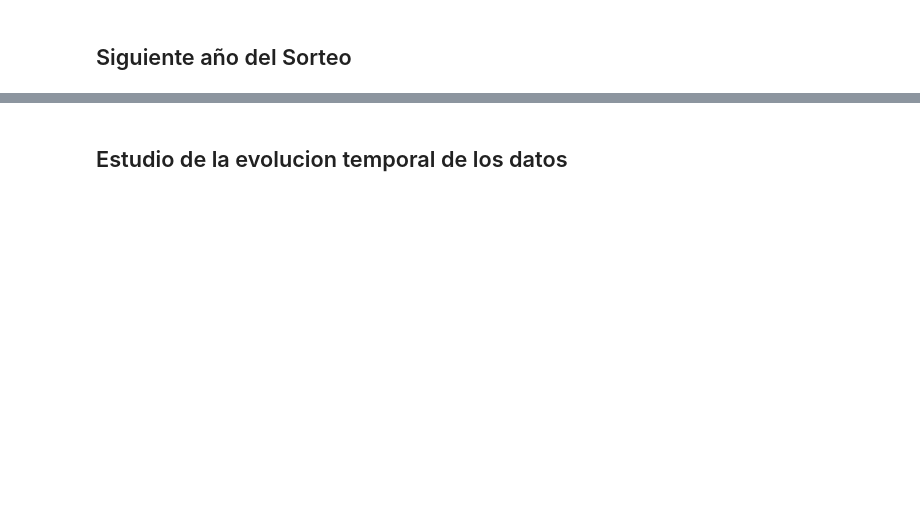
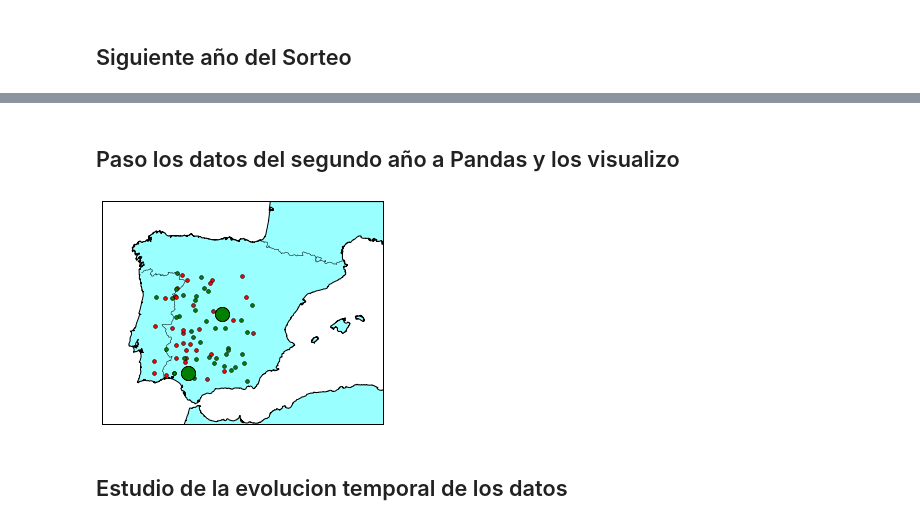
Before and after one commit to elhackaton/Equipo11, a Jupyter notebook: A4A_Python/Hackaton.ipynb, the cells around one changed output, grey strips where cells are left out. Drawn from its saved outputs; the diff is of its cells as text; code cells hidden in the pictures; blank space fills up the shorter version.

```diff
--- a/A4A_Python/Hackaton.ipynb
+++ b/A4A_Python/Hackaton.ipynb
@@ -61,7 +58,7 @@ SAMPLE_SIZE = 150
 import random
 from datetime import datetime
 
-def generaDatos(size):
+def generaDatos(size, annoInicial, annoFinal, sesgoSevilla, sesgoMadrid):
     """ Genera un dataset de prueba con la mitad de los datos aletorios y la otra mitad sesgados """
     # seed random generator
     # if no argument provided
@@ -92,21 +89,21 @@ def generaDatos(size):
     # Defino el dado cargado
     media = 0.6
     desviacion_estandar = 0.2
-    votaciones += [ 1 if random.normalvariate(media, desviacion_estandar) >= 0.5 else -1 for _ in range(SAMPLE_SIZE/4)]
+    votaciones += [ sesgoSevilla if random.normalvariate(media, desviacion_estandar) >= 0.5 else -1 for _ in range(SAMPLE_SIZE/4)]
     # Votaciones sesgadas hacia el negativo en el cuarto de datos de Madrid
-    votaciones += [ -1 if random.normalvariate(media, desviacion_estandar) >= 0.5 else 1 for _ in range(SAMPLE_SIZE/4 + 1)]
+    votaciones += [ sesgoMadrid if random.normalvariate(media, desviacion_estandar) >= 0.5 else 1 for _ in range(SAMPLE_SIZE/4 + 1)]
 
-    fechas = [datetime(random.randint(2012,2013), random.randint(1,12), random.randint(1,28)) for _ in range(SAMPLE_SIZE)]
+    fechas = [datetime(random.randint(annoInicial,annoFinal), random.randint(1,12), random.randint(1,28)) for _ in range(SAMPLE_SIZE)]
 
     return {'telefono' : telefonos,'fecha' : fechas,'voto': votaciones, 'comentario' : comentarios, 'foto' :fotos,
             'coordenadas':zip(longitudes,latitudes)}
 
-datos = generaDatos(SAMPLE_SIZE)
+datosAnno1 = generaDatos(150,2012,2013,1,-1)
 
-print datos['voto'][:9]
-print datos['voto'][75:100]
-print datos['voto'][100:125]
+print datosAnno1['voto'][:9]
+print datosAnno1['voto'][75:100]
+print datosAnno1['voto'][100:125]
 print ""
-print datos['coordenadas'][70:90]
-print datos['coordenadas'][100:120]
+print datosAnno1['coordenadas'][70:90]
+print datosAnno1['coordenadas'][100:120]
 # %% [output]
@@ -241,0 +210,9 @@ AttributeError: 'module' object has no attribute 'choice'
+# %%
+datosAnno2 = generaDatos(150,2014,2015,1,-1)
+
+print datosAnno2['voto'][:9]
+print datosAnno2['voto'][75:100]
+print datosAnno2['voto'][100:125]
+print ""
+print datosAnno2['coordenadas'][70:90]
+print datosAnno2['coordenadas'][100:120]
@@ -242,3 +226,10 @@ AttributeError: 'module' object has no attribute 'choice'
+# %% [markdown]
+## Paso los datos del segundo año  a Pandas y los visualizo
+# %%
+df2 = pd.DataFrame(datosAnno2)
+mostrarDatosEnMapa(df2)
+# %% [output]
+[figure, added]
 # %% [markdown]
 ## Estudio de la evolucion temporal de los datos
 # %%
```
Also changed, not shown: parts of 8 cells of this notebook, 1 other file.
